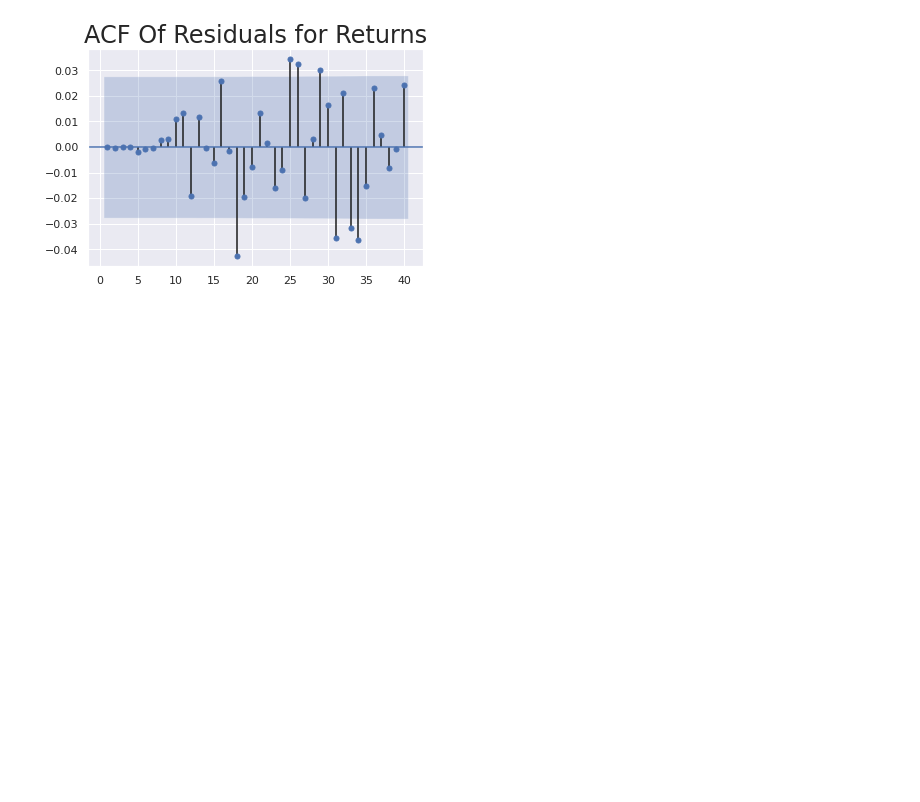
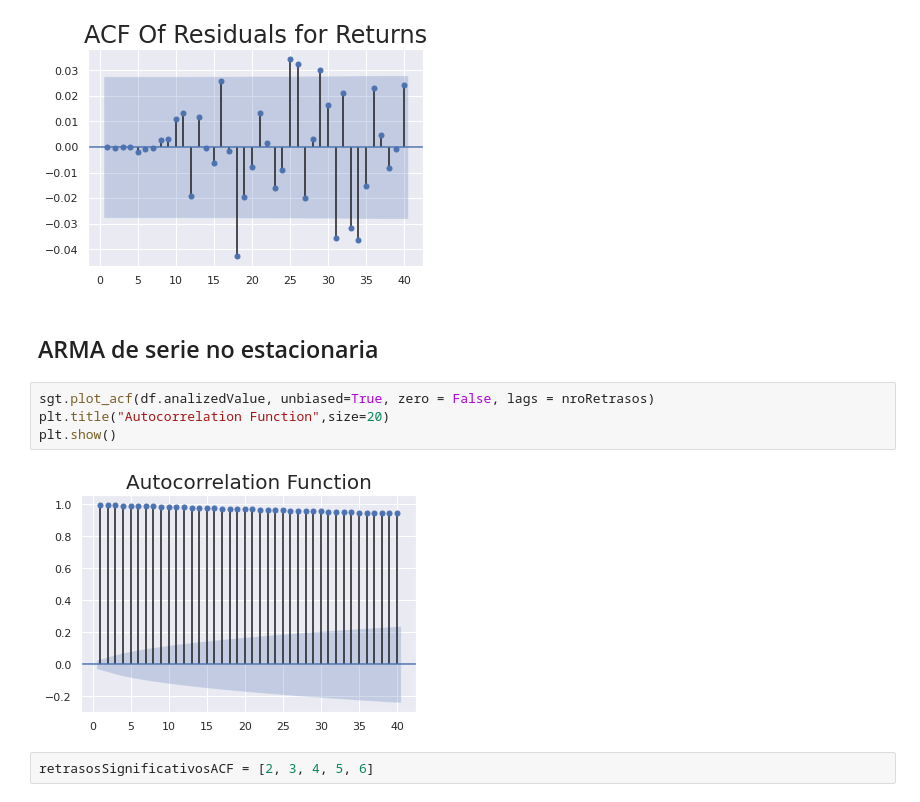
Before and after one commit to cccg8105/notebook_AD, a Jupyter notebook: template Series temporales/ARMA.ipynb, the cells around one changed output. Drawn from its saved outputs; the diff is of its cells as text; blank space fills up the shorter version.

```diff
--- a/template Series temporales/ARMA.ipynb
+++ b/template Series temporales/ARMA.ipynb
@@ -259,3 +260,13 @@ plt.title("ACF Of Residuals for Returns",size=24)
 plt.show()
 # %% [output]
 [figure]
+# %% [markdown]
+## ARMA de serie no estacionaria
+# %%
+sgt.plot_acf(df.analizedValue, unbiased=True, zero = False, lags = nroRetrasos)
+plt.title("Autocorrelation Function",size=20)
+plt.show()
+# %% [output]
+[figure, added]
+# %%
+retrasosSignificativosACF = [2, 3, 4, 5, 6]
```
Also changed, not shown: parts of 12 cells of this notebook.
